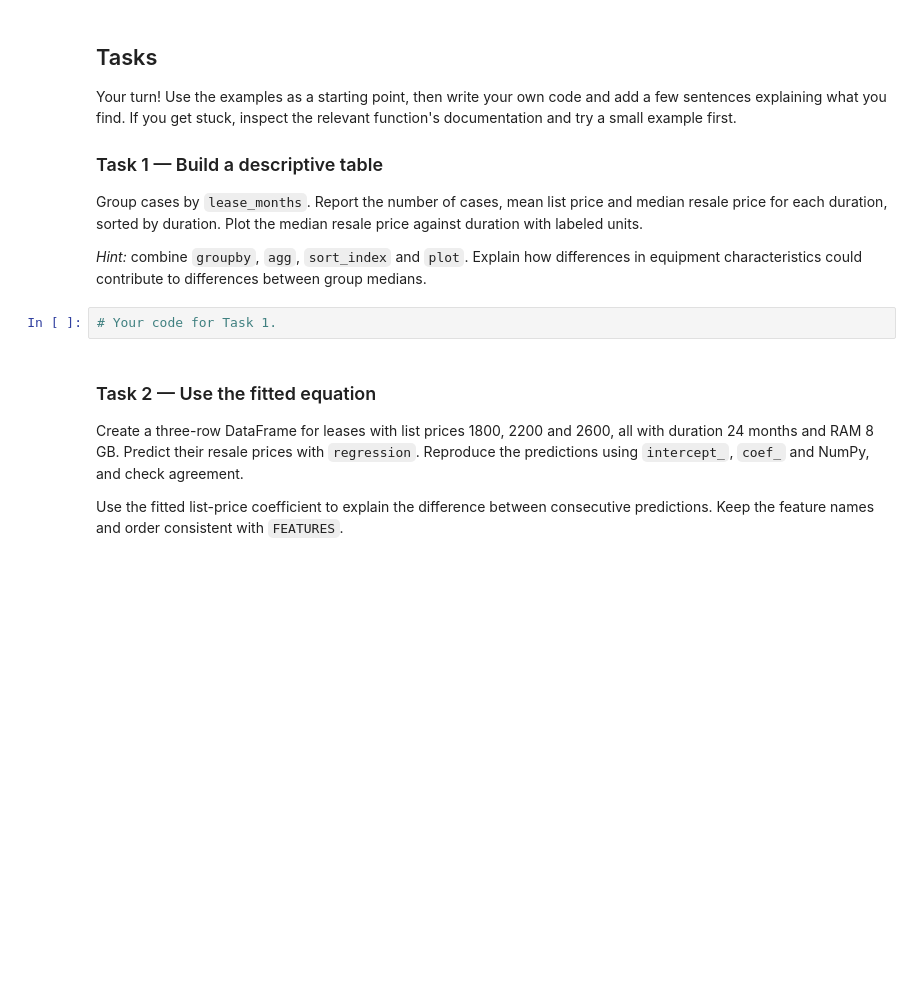
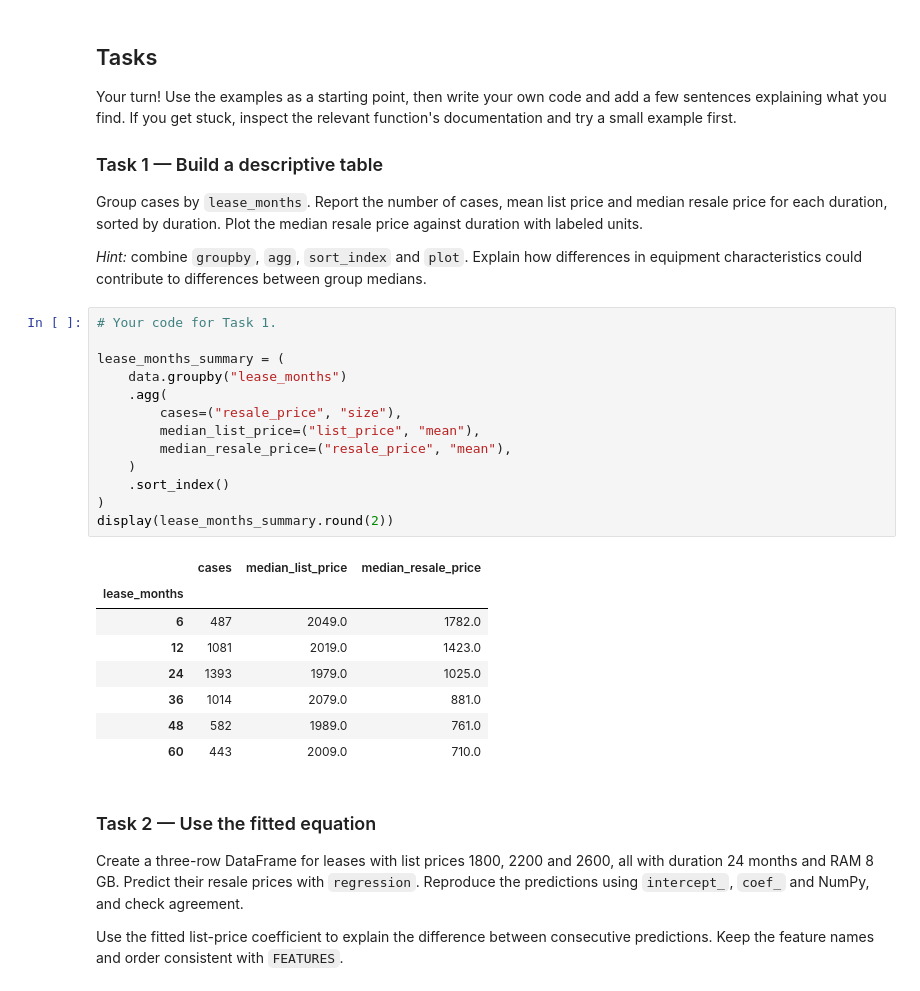
Before and after one commit to giuliamartini2201/ESMT_IML, a Jupyter notebook: handouts/1_forecasting.ipynb, the cells around one changed output. Drawn from its saved outputs; the diff is of its cells as text; blank space fills up the shorter version.

```diff
--- a/handouts/1_forecasting.ipynb
+++ b/handouts/1_forecasting.ipynb
@@ -347,6 +422,26 @@ Group cases by `lease_months`. Report the number of cases, mean list price and m
 *Hint:* combine `groupby`, `agg`, `sort_index` and `plot`. Explain how differences in equipment characteristics could contribute to differences between group medians.
 # %%
 # Your code for Task 1.
+
+lease_months_summary = (
+    data.groupby("lease_months")
+    .agg(
+        cases=("resale_price", "size"),
+        median_list_price=("list_price", "mean"),
+        median_resale_price=("resale_price", "mean"),
+    )
+    .sort_index()
+)
+display(lease_months_summary.round(2))
+# %% [output]
+|  | cases | median_list_price | median_resale_price |
+| lease_months |  |  |  |
+| 6 | 487 | 2049.0 | 1782.0 |
+| 12 | 1081 | 2019.0 | 1423.0 |
+| 24 | 1393 | 1979.0 | 1025.0 |
+| 36 | 1014 | 2079.0 | 881.0 |
+| 48 | 582 | 1989.0 | 761.0 |
+| 60 | 443 | 2009.0 | 710.0 |
 # %% [markdown]
 ### Task 2 — Use the fitted equation
 
```
Also changed, not shown: parts of 9 cells of this notebook, 1 other file.
